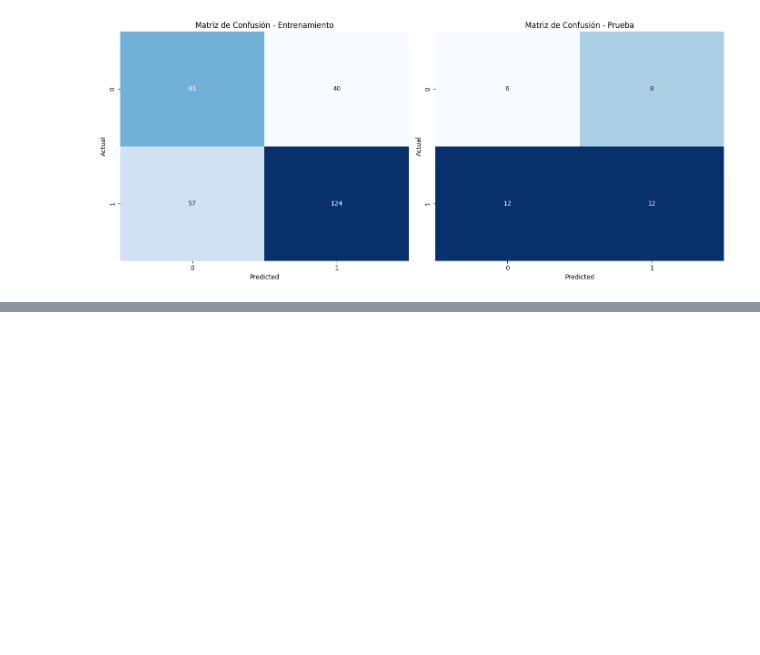
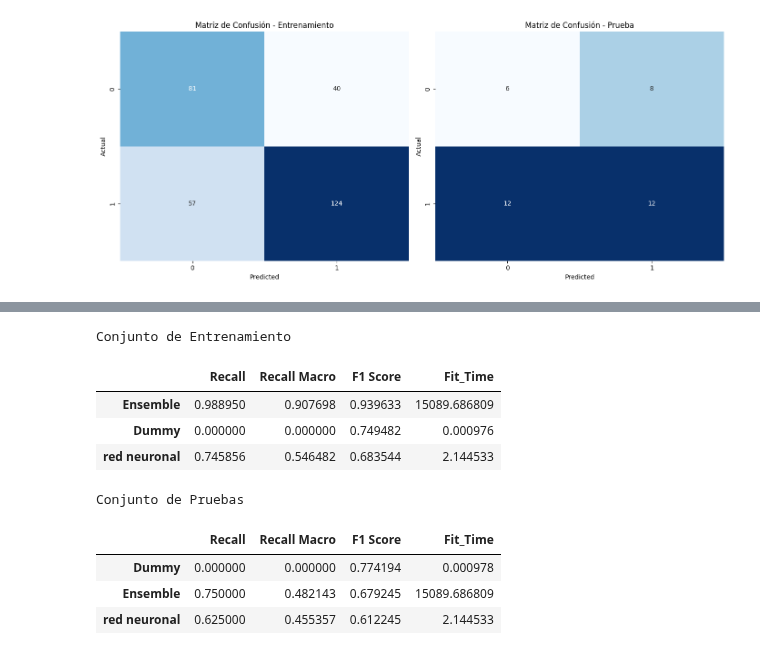
Before and after one commit to daniela-estevez/ProyectoIntegrador, a Jupyter notebook: Avance6_Equipo13.ipynb, the cells around one changed output, grey strips where cells are left out. Drawn from its saved outputs; the diff is of its cells as text; code cells hidden in the pictures; blank space fills up the shorter version.

```diff
--- a/Avance6_Equipo13.ipynb
+++ b/Avance6_Equipo13.ipynb
@@ -1616,2 +1567,60 @@ Fitting 5 folds for each of 108 candidates, totalling 540 fits
+# %%
+cuadro1 = {
+    'Modelo': ['Dummy', 'red neuronal', 'Ensemble'],
+    'Recall': [recall_tv_dum_res, recall_tv_red_res,  recall_tv_ensamble6_res_best],
+    'Recall Macro': [recall_tv_macro_dum_res, recall_tv_macro_red_res, recall_tv_macro_ensamble6_res_best],
+    'F1 Score': [f1_tv_dum_res, f1_tv_red_res, f1_tv_ensamble6_res_best],
+    'Fit_Time': [tiempo_fit_dummy_res, tiempo_fit_red_res,tiempo_fit_ensamble6_res_best]
+}
+
+# Crear un DataFrame para almacenar los resultados
+cuadro1_df = pd.DataFrame(cuadro1,index=cuadro1["Modelo"])
+cuadro1_df.drop(columns=['Modelo'], inplace=True)
+
+# Ordenar el DataFrame por la columna F1_Tst de mayor a menor
+cuadro1_df = cuadro1_df.sort_values(by='F1 Score', ascending=False)
+
+
+# Evaluamos el rendimiento de los modelos con el conjunto de pruebas
+
+ytest_pred = cross_val_predict(red_res, Xtest2, ytest2, cv=5)
+recall_test = recall_score(ytest2, ytest_pred, average='binary')
+recall_test_macro = recall_score(ytest2, ytest_pred, average='macro')
+f1_test = f1_score(ytest2, ytest_pred, average='binary')
+
+ytest_pred_ensamble6_best = ensamble6_res_best.predict(Xtest2)
+recall_test_ensamble6_res_best = recall_score(ytest2, ytest_pred_ensamble6_best, average='binary')
+recall_test_macro_ensamble6_res_best = recall_score(ytest2, ytest_pred_ensamble6_best, average='macro')
+f1_test_ensamble6_res_best = f1_score(ytest2, ytest_pred_ensamble6_best, average='binary')
+
+cuadro2 = {
+    'Modelo': ['Dummy', 'red neuronal', 'Ensemble'],
+    'Recall': [recall_test_dum, recall_test, recall_test_ensamble6_res_best],
+    'Recall Macro': [recall_test_macro_dum, recall_test_macro, recall_test_macro_ensamble6_res_best],
+    'F1 Score': [f1_test_dum, f1_test, f1_test_ensamble6_res_best],
+    'Fit_Time': [tiempo_fit_dummy, tiempo_fit_red_res,tiempo_fit_ensamble6_res_best]
+}
+
+# Crear un DataFrame para almacenar los resultados
+cuadro2_df = pd.DataFrame(cuadro2,index=cuadro2["Modelo"])
+cuadro2_df.drop(columns=['Modelo'], inplace=True)
+
+# Ordenar el DataFrame por la columna F1_Tst de mayor a menor
+cuadro2_df = cuadro2_df.sort_values(by='F1 Score', ascending=False)
+
+# Aquí puedes especificar el axis=0 para columnas o axis=1 para filas
+display_side_by_side([cuadro1_df, cuadro2_df], ['Conjunto de Entrenamiento', 'Conjunto de Pruebas'],
+                     color='lightblue', axis=0)
+# %% [output]
+Conjunto de Entrenamiento
+|  | Recall | Recall Macro | F1 Score | Fit_Time |
+| Ensemble | 0.988950 | 0.907698 | 0.939633 | 15089.686809 |
+| Dummy | 0.000000 | 0.000000 | 0.749482 | 0.000976 |
+| red neuronal | 0.745856 | 0.546482 | 0.683544 | 2.144533 |
+Conjunto de Pruebas
+|  | Recall | Recall Macro | F1 Score | Fit_Time |
+| Dummy | 0.000000 | 0.000000 | 0.774194 | 0.000978 |
+| Ensemble | 0.750000 | 0.482143 | 0.679245 | 15089.686809 |
+| red neuronal | 0.625000 | 0.455357 | 0.612245 | 2.144533 |
 # %%
 # Generar las matrices de confusión
```
Also changed, not shown: parts of 23 cells of this notebook.
